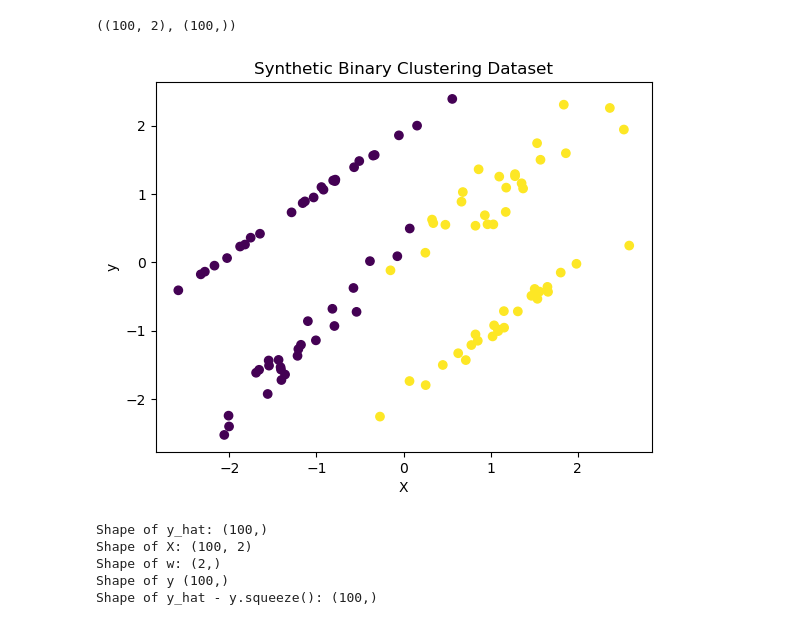
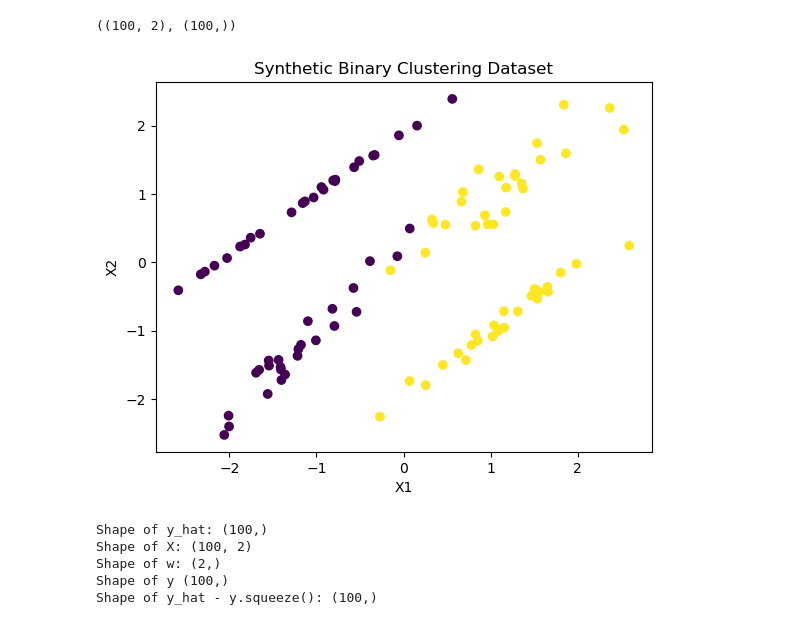
Before and after one commit to bachirij/ml-from-scratch, a Jupyter notebook: 02_classical_ml/02_logistic_regression/scratch.ipynb, the cells around one changed output. Saved outputs shown, nothing was run; the diff lists cells and outputs as text; code cells hidden in the pictures.

```diff
--- a/02_classical_ml/02_logistic_regression/scratch.ipynb
+++ b/02_classical_ml/02_logistic_regression/scratch.ipynb
@@ -19,12 +19,12 @@ X.shape, y.shape
 # %%
 # Visualize the dataset
 plt.scatter(X[:, 0], X[:, 1], c=y, cmap='viridis')
-plt.xlabel("X")
-plt.ylabel("y")
+plt.xlabel("X1")
+plt.ylabel("X2")
 plt.title("Synthetic Binary Clustering Dataset")
 plt.show()
 # %% [output]
-[figure, old version]
+[figure, new version]
 # %%
 # Initialize parameters w and b
 n_samples, n_features = X.shape
```
Also changed, not shown: 1 other file.
